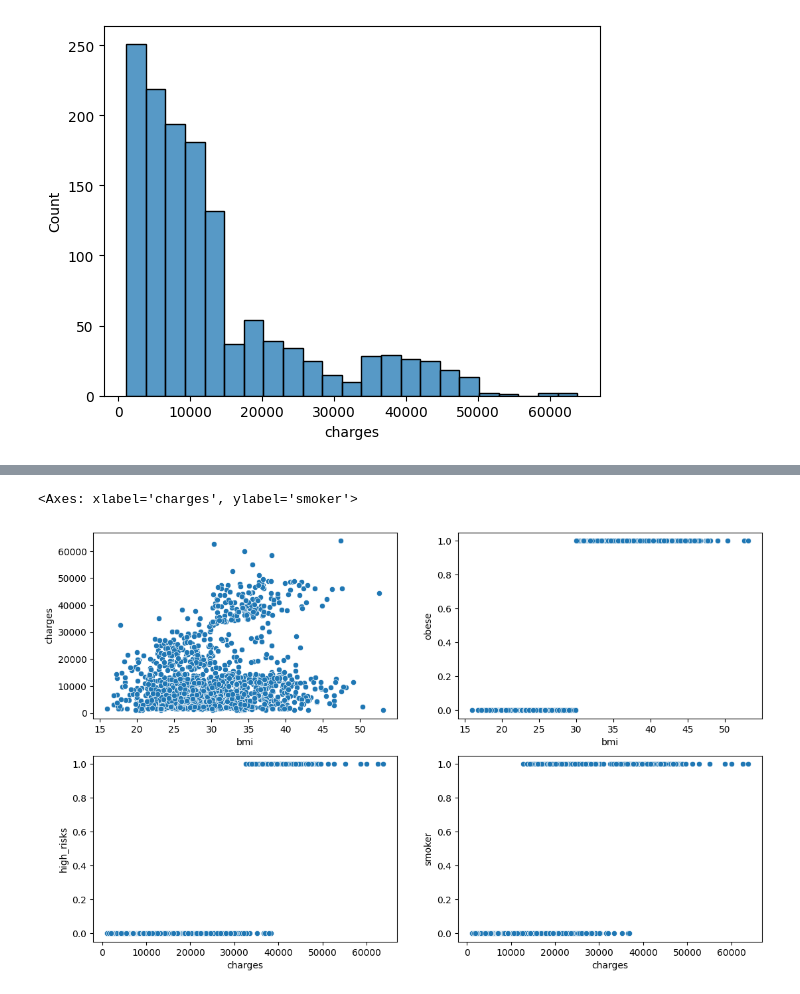
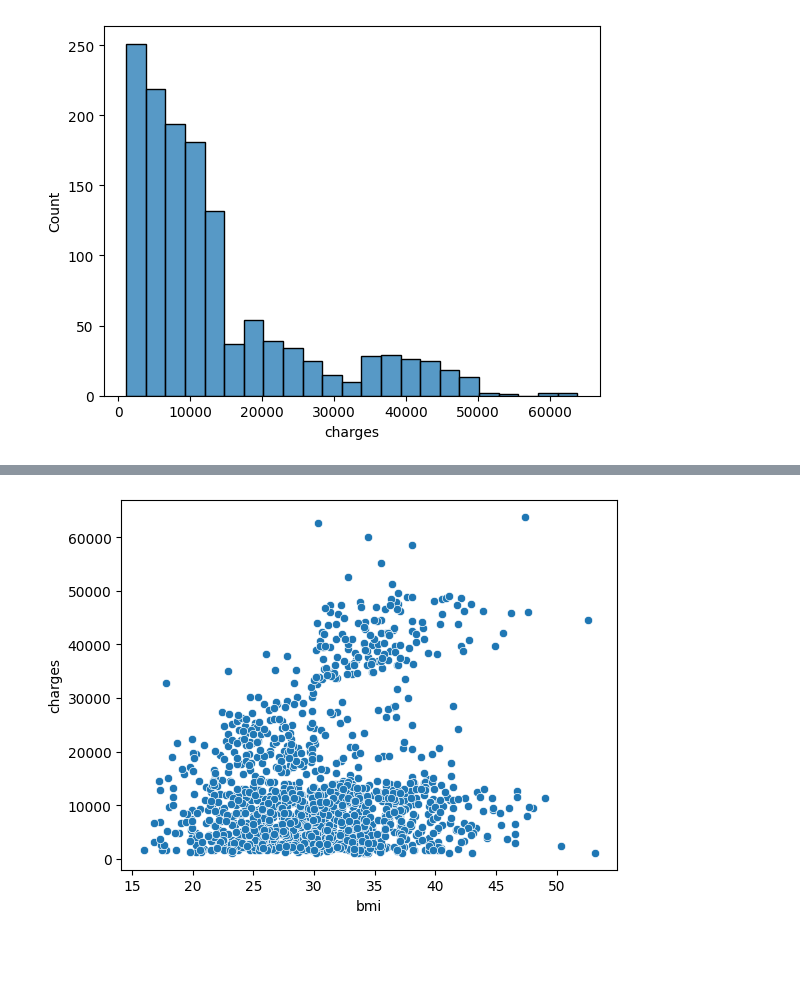
Before and after one commit to MandipJoshii/Medical-Cost-Personal-, a Jupyter notebook: eda.ipynb, the cells around one changed output, grey strips where cells are left out. Cells and saved outputs as stored; diff of their text form; code cells hidden in the pictures; blank space fills up the shorter version.

```diff
--- a/eda.ipynb
+++ b/eda.ipynb
@@ -72,12 +70,12 @@ Text(0.5, 1.0, 'understanding patient risk of increasing bmi')
 [figure]
 # %%
-fig, axes = plt.subplots(2,2, figsize=(13,8))
-sns.scatterplot(data=df, x=df['bmi'],y=df['charges'],ax=axes[0,0])
-sns.scatterplot(data=df, x=df['bmi'],y=df['obese'],ax=axes[0,1])
-sns.scatterplot(data=df, x=df['charges'],y=df['high_risks'],ax=axes[1,0])
-sns.scatterplot(data=df, x=df['charges'],y=df['smoker'],ax=axes[1,1])
+# fig, axes = plt.subplots(2,2, figsize=(13,8))
+# sns.scatterplot(data=df, x=df['bmi'],y=df['charges'],ax=axes[0,0])
+# sns.scatterplot(data=df, x=df['bmi'],y=df['obese'],ax=axes[0,1])
+# sns.scatterplot(data=df, x=df['charges'],y=df['high_risks'],ax=axes[1,0])
+# sns.scatterplot(data=df, x=df['charges'],y=df['smoker'],ax=axes[1,1])
 
+sns.scatterplot(data=df,x=df['bmi'],y=df['charges'])
 plt.show()
 # %% [output]
-<Axes: xlabel='charges', ylabel='smoker'>
-[figure, old version]
+[figure, new version]
```
Also changed, not shown: parts of 3 cells of this notebook, 2 other files.
